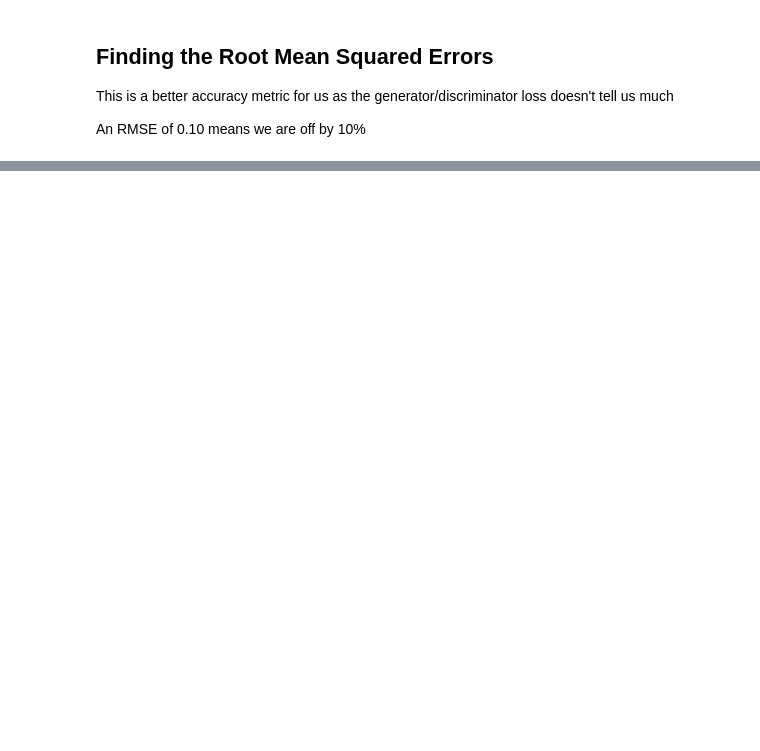
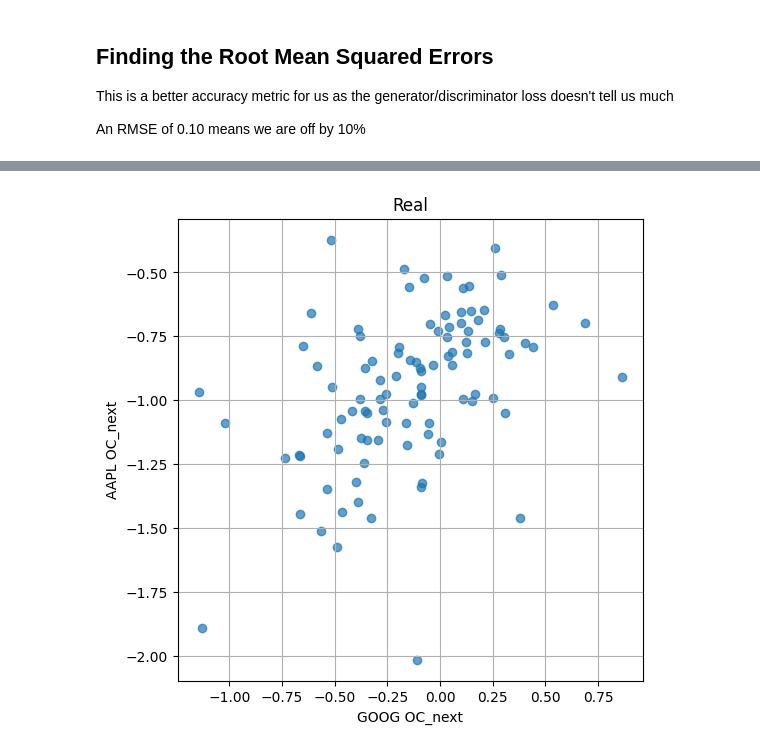
Before and after one commit to adam-milner1/Schro-horse, a Jupyter notebook: model_test.ipynb, the cells around one changed output, grey strips where cells are left out. Saved outputs shown, nothing was run; the diff lists cells and outputs as text; code cells hidden in the pictures; blank space fills up the shorter version.

```diff
--- a/model_test.ipynb
+++ b/model_test.ipynb
@@ -205,0 +162,4 @@ AMZN_CO_next: 0.3032
+# %%
+compare_tickers_scatter(df_real, "GOOG", "AAPL",title= "Real", feature="OC_next")
+# %% [output]
+[figure, added]
```
Also changed, not shown: parts of 32 cells of this notebook, 1 other file.
